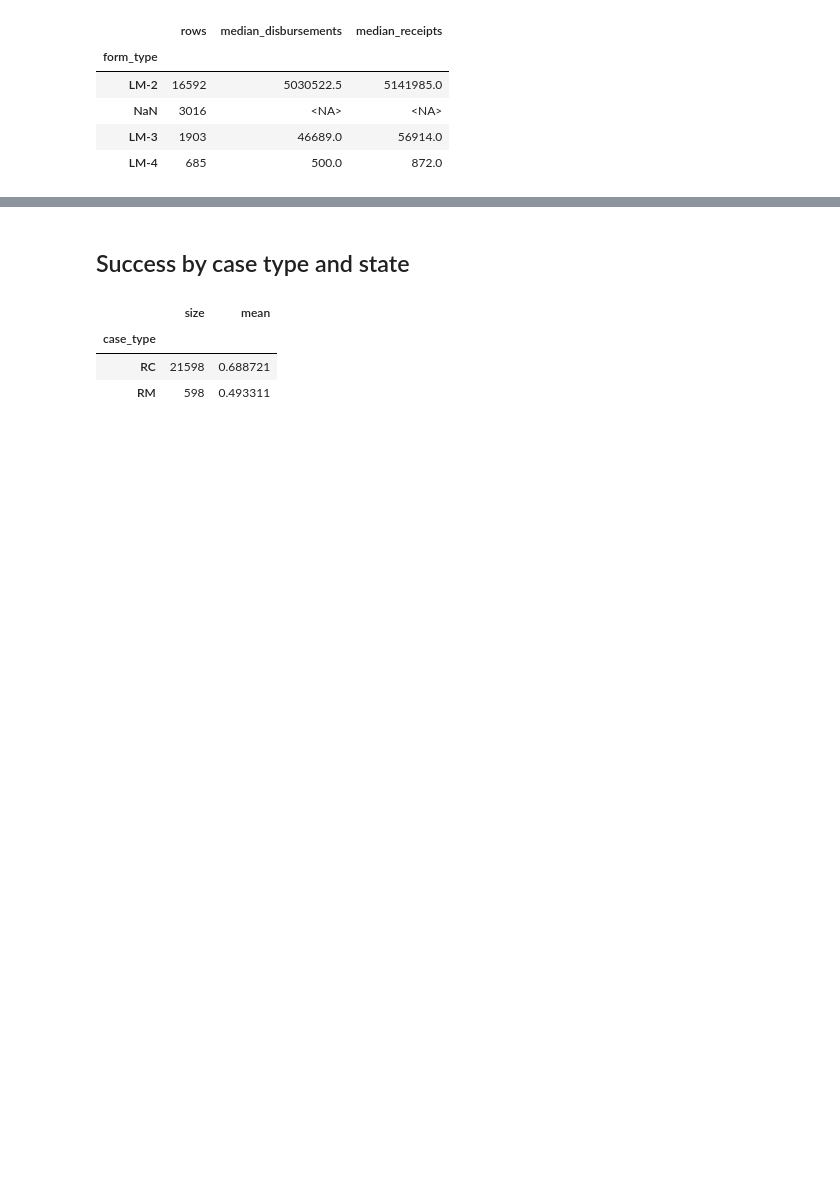
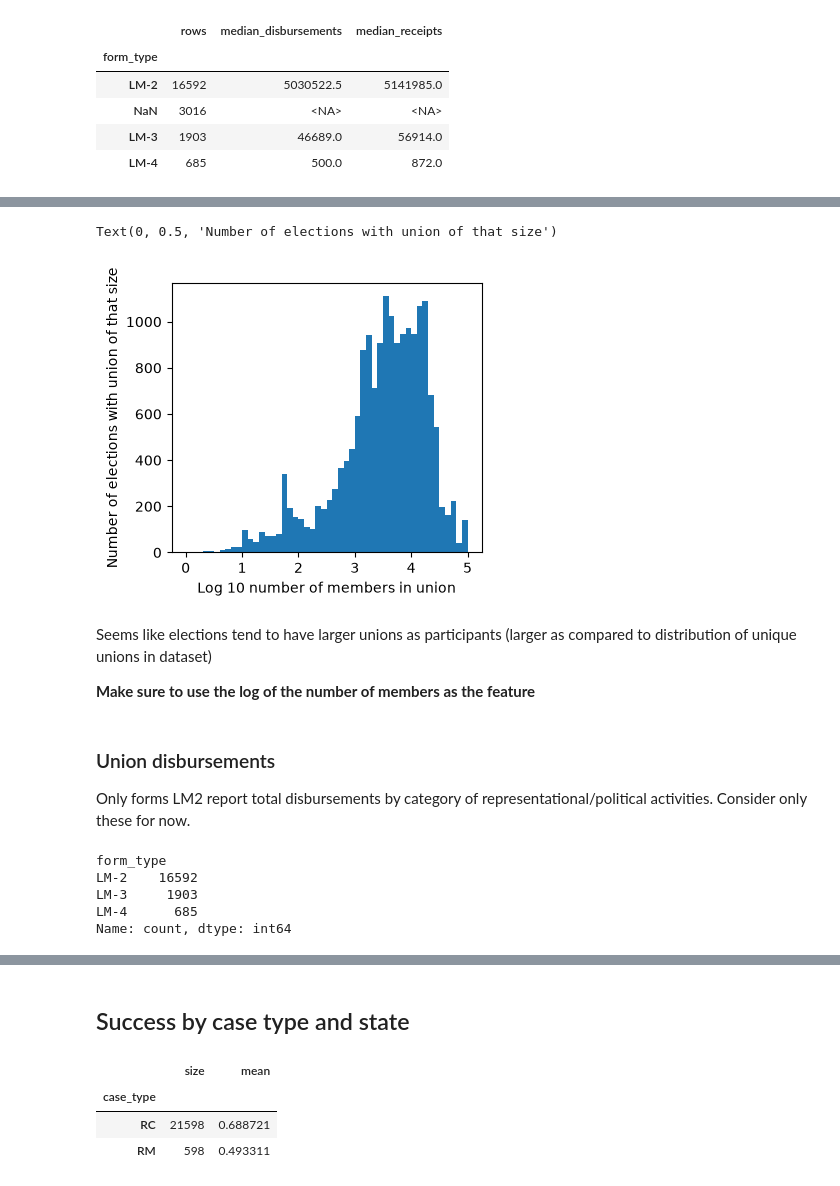
Before and after one commit to peishi/union-elections-modeling, a Jupyter notebook: eda.ipynb, the cells around one changed output, grey strips where cells are left out. Drawn from its saved outputs; the diff is of its cells as text; code cells hidden in the pictures; blank space fills up the shorter version.

```diff
--- a/eda.ipynb
+++ b/eda.ipynb
@@ -164,0 +215,27 @@ dtype: float64
+# %%
+# Distribution of union sizes based on counts of unions by election.
+
+plt.figure(figsize=(4, 3.5))
+plt.hist(df['members'].apply(np.log10), bins=50, range=[0, 5])
+plt.xlabel('Log 10 number of members in union')
+plt.ylabel('Number of elections with union of that size')
+# %% [output]
+Text(0, 0.5, 'Number of elections with union of that size')
+[figure, added]
+# %% [markdown]
+Seems like elections tend to have larger unions as participants (larger as compared to distribution of unique unions in dataset)
+
+**Make sure to use the log of the number of members as the feature**
+# %% [markdown]
+### Union disbursements
+
+Only forms LM2 report total disbursements by category of representational/political activities. Consider only these for now.
+# %%
+# How many rows have the right report type
+df['form_type'].value_counts()
+# %% [output]
+form_type
+LM-2    16592
+LM-3     1903
+LM-4      685
+Name: count, dtype: int64
```
Also changed, not shown: parts of 14 cells of this notebook, 3 other files.
